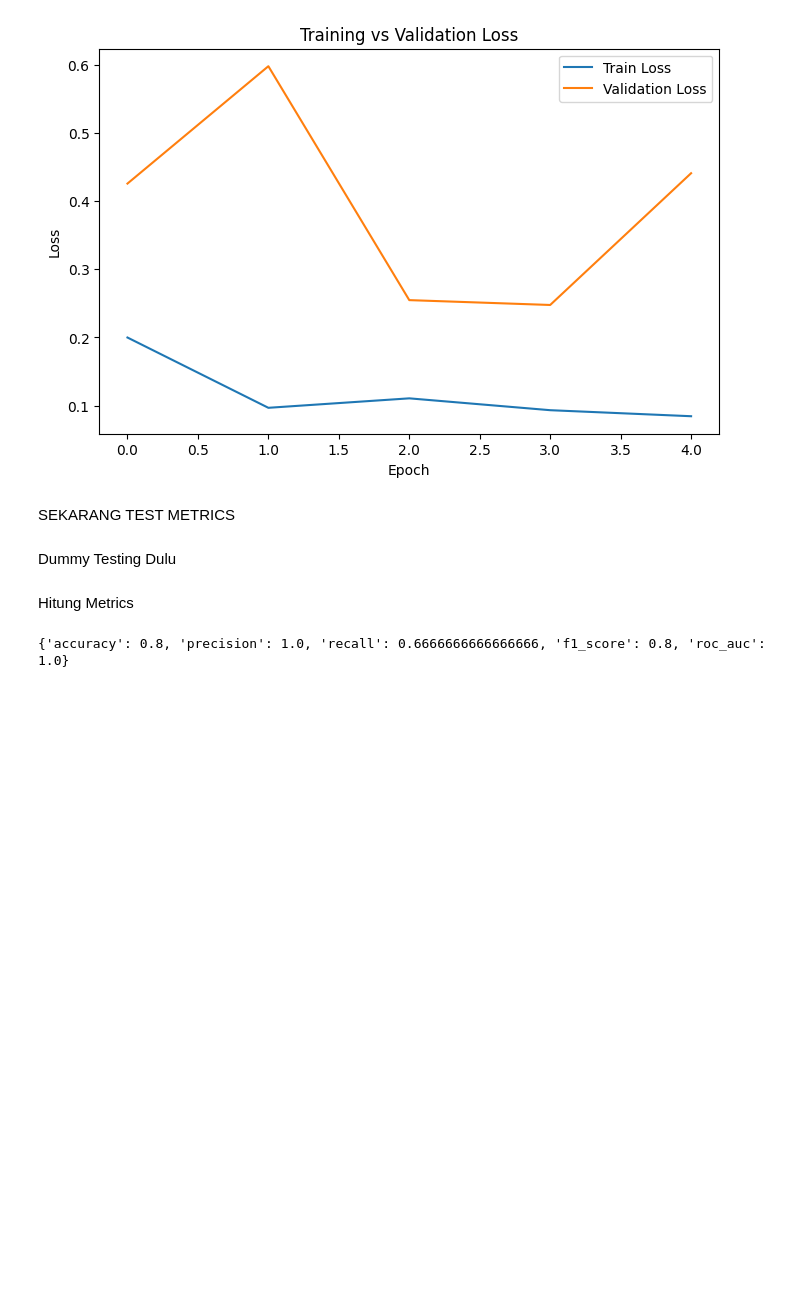
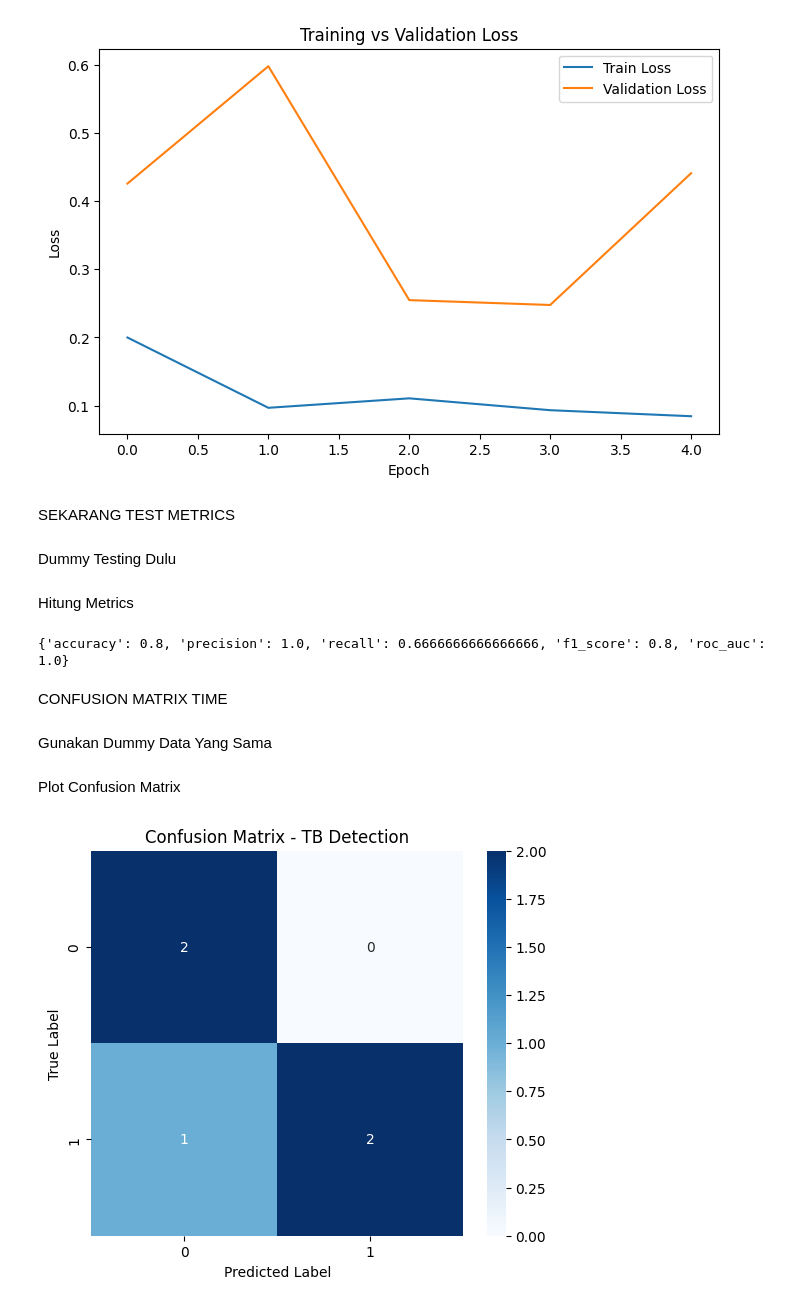
Before and after one commit to muhammadardiyansyah/tesis-mtl-cxr, a Jupyter notebook: notebooks/training_test.ipynb, the cells around one changed output. Cells and saved outputs as stored; diff of their text form; code cells hidden in the pictures; blank space fills up the shorter version.

Commit message:
Implement confusion matrix visualization for evaluation

```diff
--- a/notebooks/training_test.ipynb
+++ b/notebooks/training_test.ipynb
@@ -257,3 +257,5 @@ results = calculate_metrics(
 print(results)
 # %% [output]
 {'accuracy': 0.8, 'precision': 1.0, 'recall': 0.6666666666666666, 'f1_score': 0.8, 'roc_auc': 1.0}
+# %% [markdown]
+CONFUSION MATRIX TIME
@@ -259,0 +267,16 @@ print(results)
+# %% [markdown]
+Gunakan Dummy Data Yang Sama
+# %%
+y_true = [0, 1, 1, 0, 1]
+
+y_pred = [0, 1, 0, 0, 1]
+# %% [markdown]
+Plot Confusion Matrix
+# %%
+plot_confusion_matrix(
+    y_true,
+    y_pred,
+    class_name="TB Detection"
+)
+# %% [output]
+[figure, added]
```
Also changed, not shown: parts of 1 cell of this notebook.
